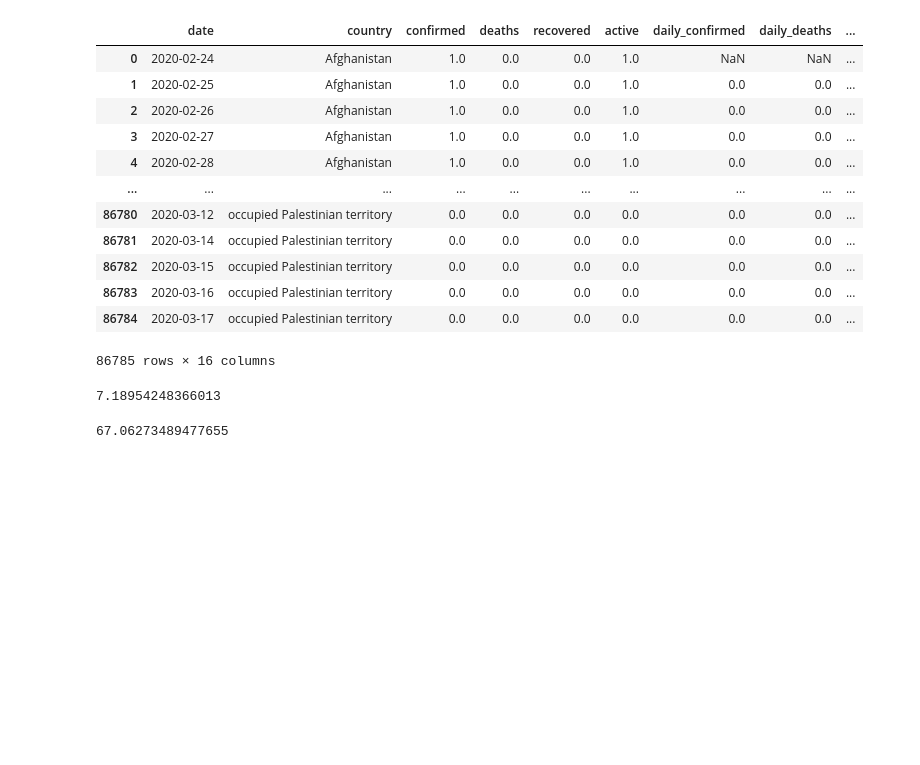
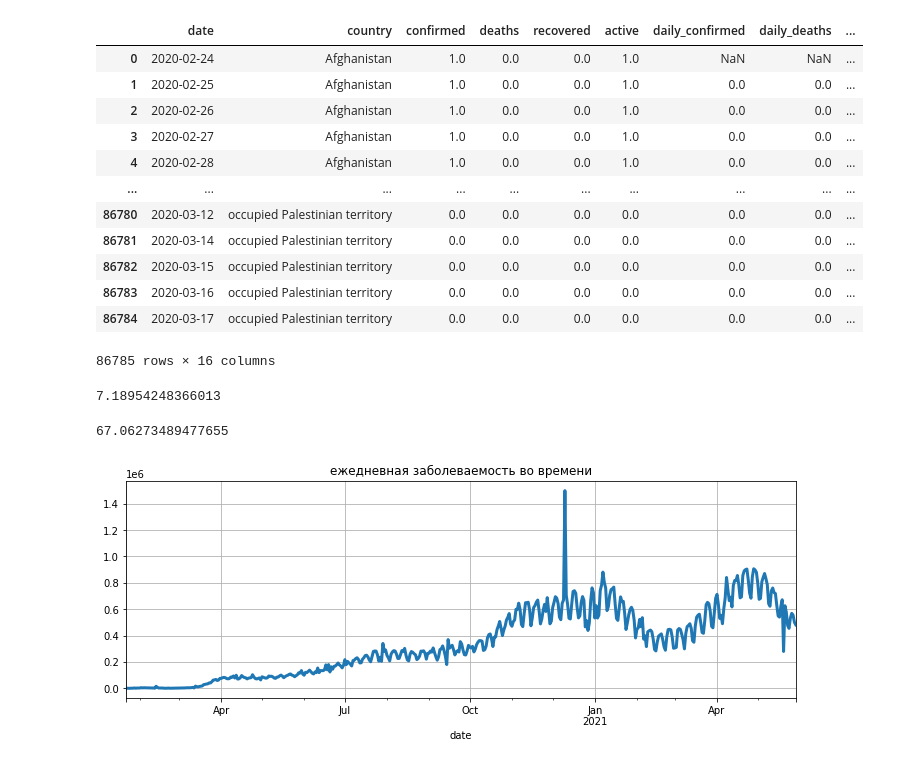
Before and after one commit to Karayushii/py13-master, a Jupyter notebook: main.ipynb, the cells around one changed output. Saved outputs shown, nothing was run; the diff lists cells and outputs as text; code cells hidden in the pictures; blank space fills up the shorter version.

```diff
--- a/main.ipynb
+++ b/main.ipynb
@@ -63,3 +63,14 @@ covid_df[covid_df['country']=='United States']['death_rate'].max()
 covid_df[covid_df['country']=='Russia']['recover_rate'].mean()
 # %% [output]
 67.06273489477655
+# %%
+grouped_cases = covid_df.groupby('date')['daily_confirmed'].sum()
+grouped_cases.plot(
+    kind='line',
+    figsize=(12,4),
+    title='ежедневная заболеваемость во времени',
+    grid = True,
+    lw=3
+);
+# %% [output]
+[figure, added]
```
Also changed, not shown: parts of 1 cell of this notebook.
